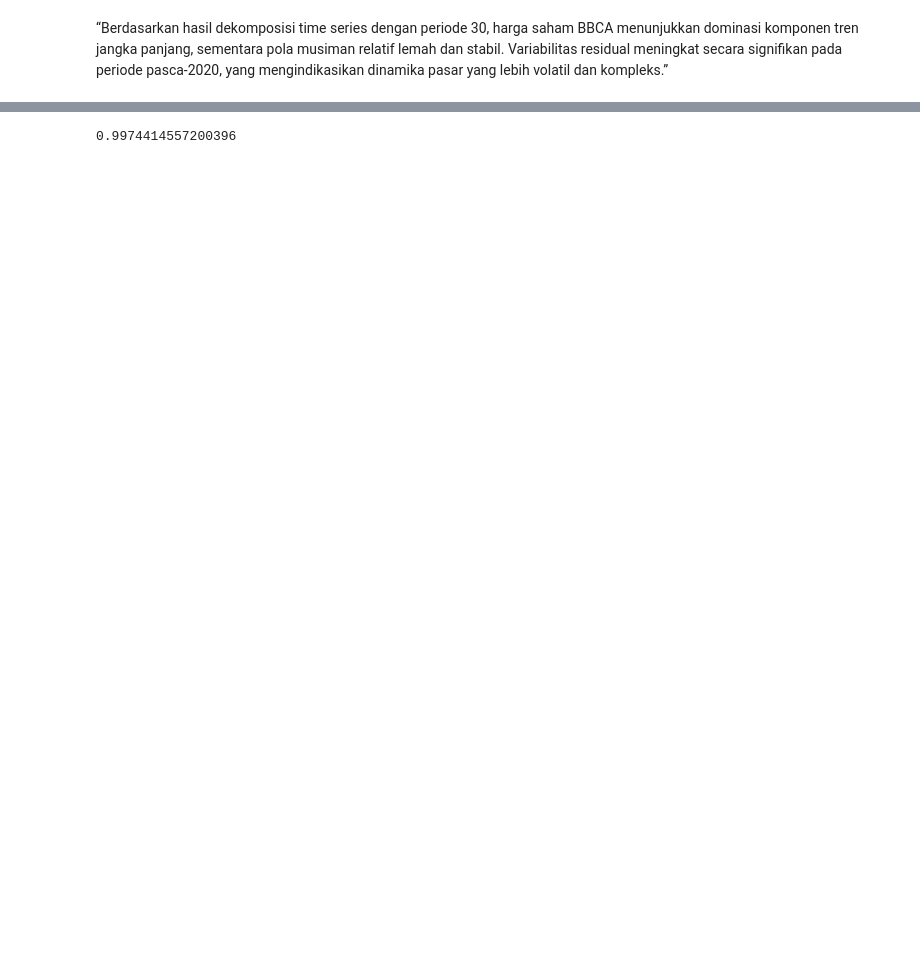
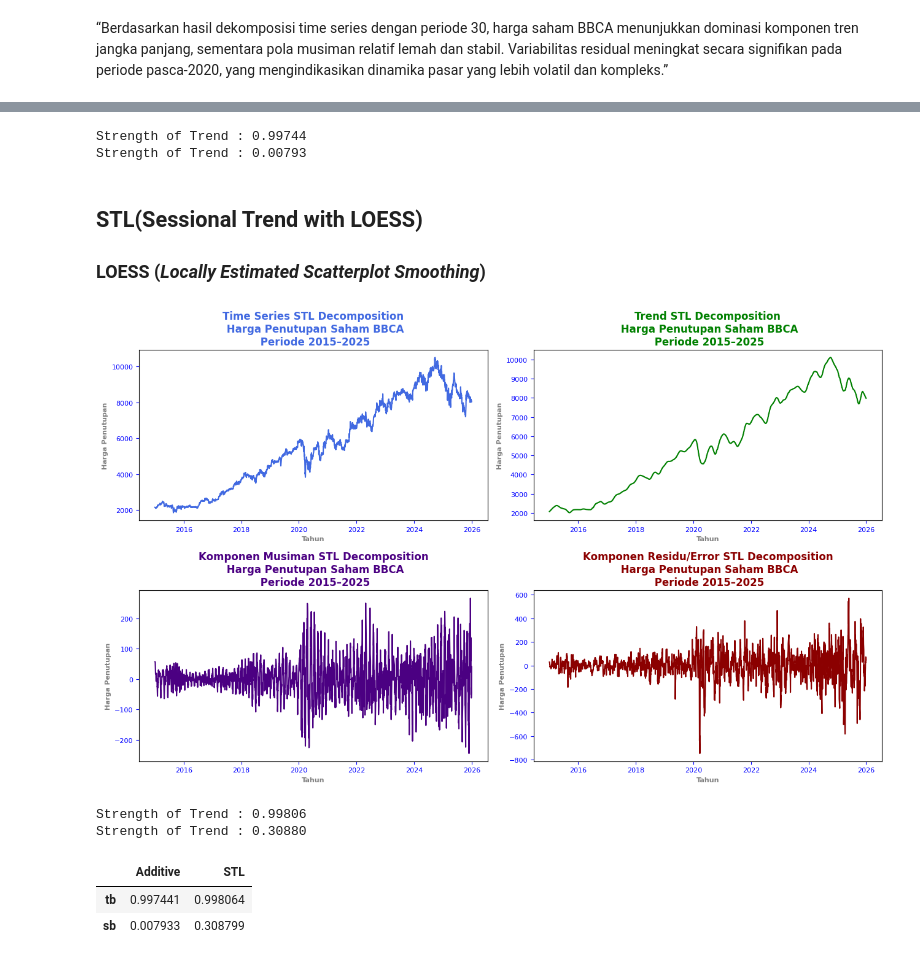
Before and after one commit to asepmuhidin/MK-Data-Mining-UPB, a Jupyter notebook: tsa_model.ipynb, the cells around one changed output, grey strips where cells are left out. Saved outputs shown, nothing was run; the diff lists cells and outputs as text; code cells hidden in the pictures; blank space fills up the shorter version.

```diff
--- a/tsa_model.ipynb
+++ b/tsa_model.ipynb
@@ -157,13 +142,72 @@ df_tb = df_tb.dropna()
 # %%
 import numpy as np
-
-var_resid = np.var(df_tb['resid'], ddof=1)
-var_trend_resid = np.var(
+def decom_tbsb(t,r,s):
+  df_tb = pd.concat([t, r,s], axis=1)
+  df_tb.columns = ['trend', 'resid','sesion']
+  df_tb = df_tb.dropna()
+  var_resid = np.var(df_tb['resid'], ddof=1)
+  var_trend_resid = np.var(
     df_tb['trend'] + df_tb['resid'],
     ddof=1
-)
-
-TB = 1 - (var_resid / var_trend_resid)
-TB
+  )
+  var_sesion_resid=np.var(df_tb['sesion']+df_tb['resid'], ddof=1)
+  TB = 1 - (var_resid / var_trend_resid)
+  SB = 1 - (var_resid / var_sesion_resid)
+  return TB,SB
-# %% [output]
-0.9974414557200396
+# %%
+tb_add,sb_add=decom_tbsb(trend_add,residu_add,season_add)
+print(f"Strength of Trend : {tb_add:.5f}")
+print(f"Strength of Trend : {sb_add:.5f}")
+# %% [output]
+Strength of Trend : 0.99744
+Strength of Trend : 0.00793
+# %% [markdown]
+## STL(Sessional Trend with LOESS)
+### LOESS (*Locally Estimated Scatterplot Smoothing*)
+# %%
+from statsmodels.tsa.seasonal import STL
+
+stl=STL(series,period=30)
+res = stl.fit()
+season_stl=res.seasonal
+trend_stl=res.trend
+residu_stl=res.resid
+observer_stl=res.observed
+# %%
+fig, axs=plt.subplots(2,2, figsize=(13,8))
+
+title="STL Decomposition\n Harga Penutupan Saham BBCA\n Periode 2015–2025"
+set_title={'Time Series':{'color':'royalblue','data':series},
+           'Trend':{'color':'green','data':trend_stl},
+           'Komponen Musiman':{'color':'indigo','data':season_stl},
+           'Komponen Residu/Error':{'color':'darkred','data':residu_stl}
+          }
+z=zip(axs.flatten(),set_title.items())
+
+for ax,(t,val) in z:
+  ax.set_xlabel('Tahun', fontsize=8, fontweight='bold',color='grey')
+  ax.set_ylabel('Harga Penutupan', fontsize=8, fontweight='bold',color='grey' )
+  ax.tick_params(axis='y', labelsize=8, colors='blue',grid_color='grey', grid_alpha=0.2 )
+  ax.tick_params(axis='x', labelsize=8, colors='blue',grid_color='b', grid_alpha=0.2 )
+  ax.set_title(f"{t} {title}",fontdict={'fontsize':12, 'fontweight':'bold', 'color':val['color']})
+  ax.plot(val['data'], color=val['color'])
+
+
+plt.tight_layout()
+plt.show()
+# %% [output]
+[figure, added]
+# %%
+tb_stl,sb_stl=decom_tbsb(trend_stl,residu_stl,season_stl)
+print(f"Strength of Trend : {tb_stl:.5f}")
+print(f"Strength of Trend : {sb_stl:.5f}")
+# %% [output]
+Strength of Trend : 0.99806
+Strength of Trend : 0.30880
+# %%
+model_decomp={'Additive':{'tb':tb_add,'sb':sb_add},'STL':{'tb':tb_stl,'sb':sb_stl}}
+pd.DataFrame(model_decomp)
+# %% [output]
+|  | Additive | STL |
+| tb | 0.997441 | 0.998064 |
+| sb | 0.007933 | 0.308799 |
```
Also changed, not shown: parts of 8 cells of this notebook.
